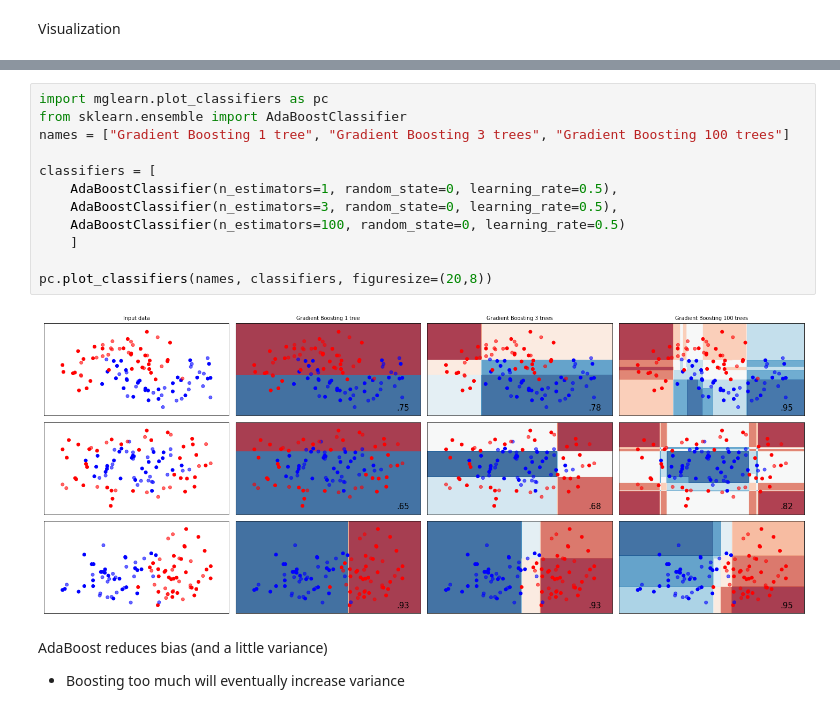
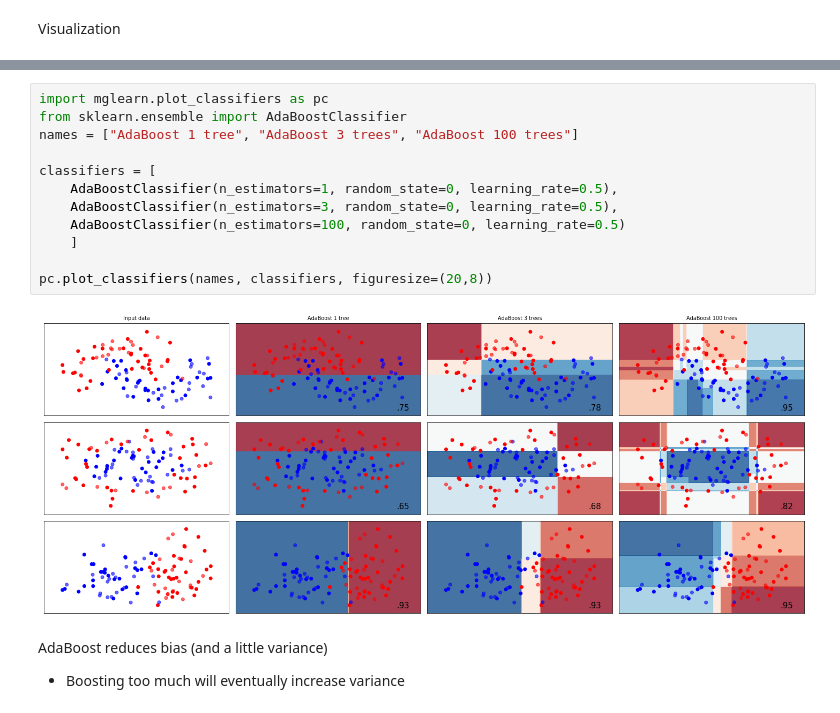
Before and after one commit to ML-course/engineer, a Jupyter notebook: notebooks/02b - Ensemble Learning.ipynb, the cells around one changed output, grey strips where cells are left out. Saved outputs shown, nothing was run; the diff lists cells and outputs as text.

```diff
--- a/notebooks/02b - Ensemble Learning.ipynb
+++ b/notebooks/02b - Ensemble Learning.ipynb
@@ -387,17 +418,17 @@ interactive(children=(IntSlider(value=15, description='iteration', max=29, min=1
 # %%
 import mglearn.plot_classifiers as pc
 from sklearn.ensemble import AdaBoostClassifier
-names = ["Gradient Boosting 1 tree", "Gradient Boosting 3 trees", "Gradient Boosting 100 trees"]
+names = ["AdaBoost 1 tree", "AdaBoost 3 trees", "AdaBoost 100 trees"]
 
 classifiers = [
     AdaBoostClassifier(n_estimators=1, random_state=0, learning_rate=0.5),
     AdaBoostClassifier(n_estimators=3, random_state=0, learning_rate=0.5),
     AdaBoostClassifier(n_estimators=100, random_state=0, learning_rate=0.5)
     ]
 
 pc.plot_classifiers(names, classifiers, figuresize=(20,8))
 # %% [output]
-[figure, old version]
+[figure, new version]
 # %% [markdown]
 AdaBoost reduces bias (and a little variance)
 * Boosting too much will eventually increase variance
```
Also changed, not shown: parts of 15 cells of this notebook, 2 other files.
